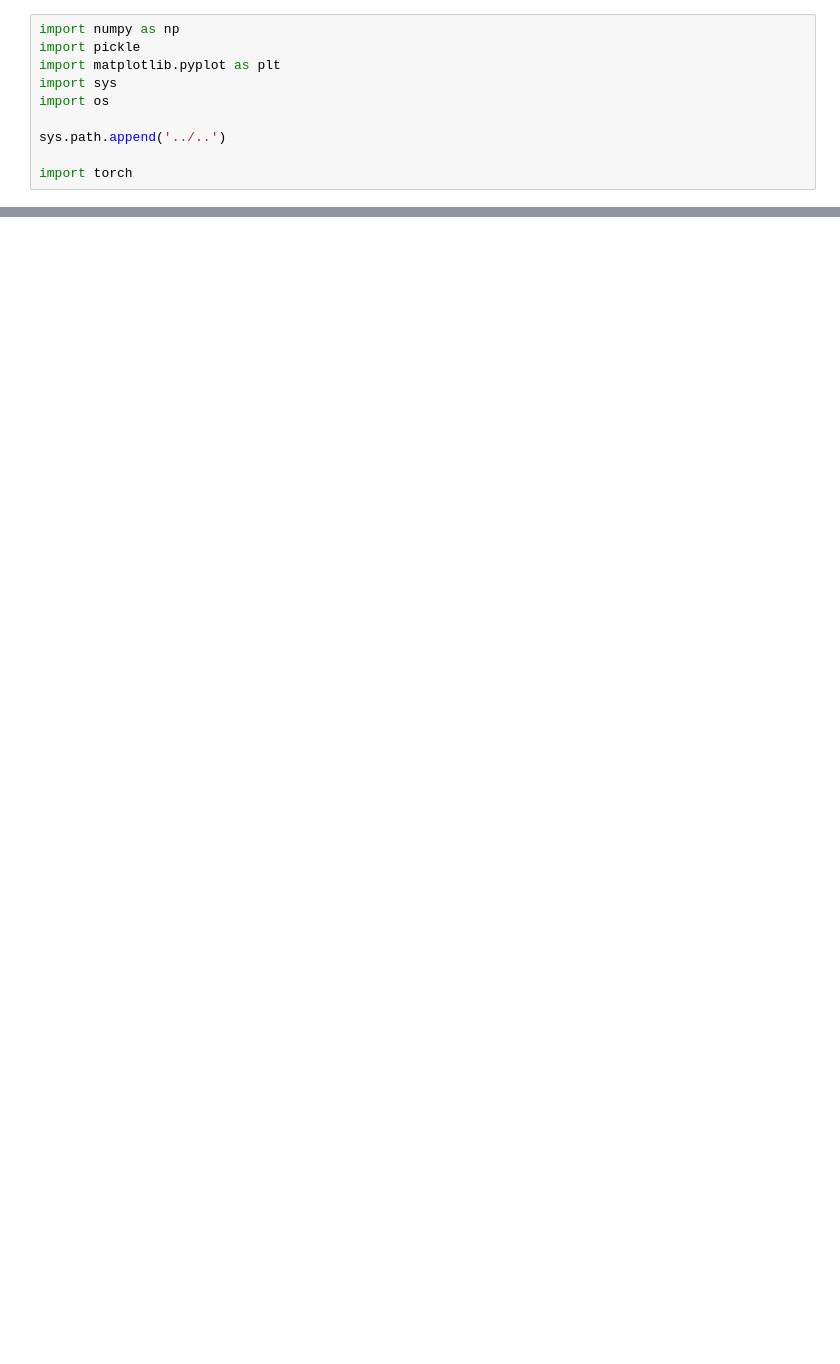
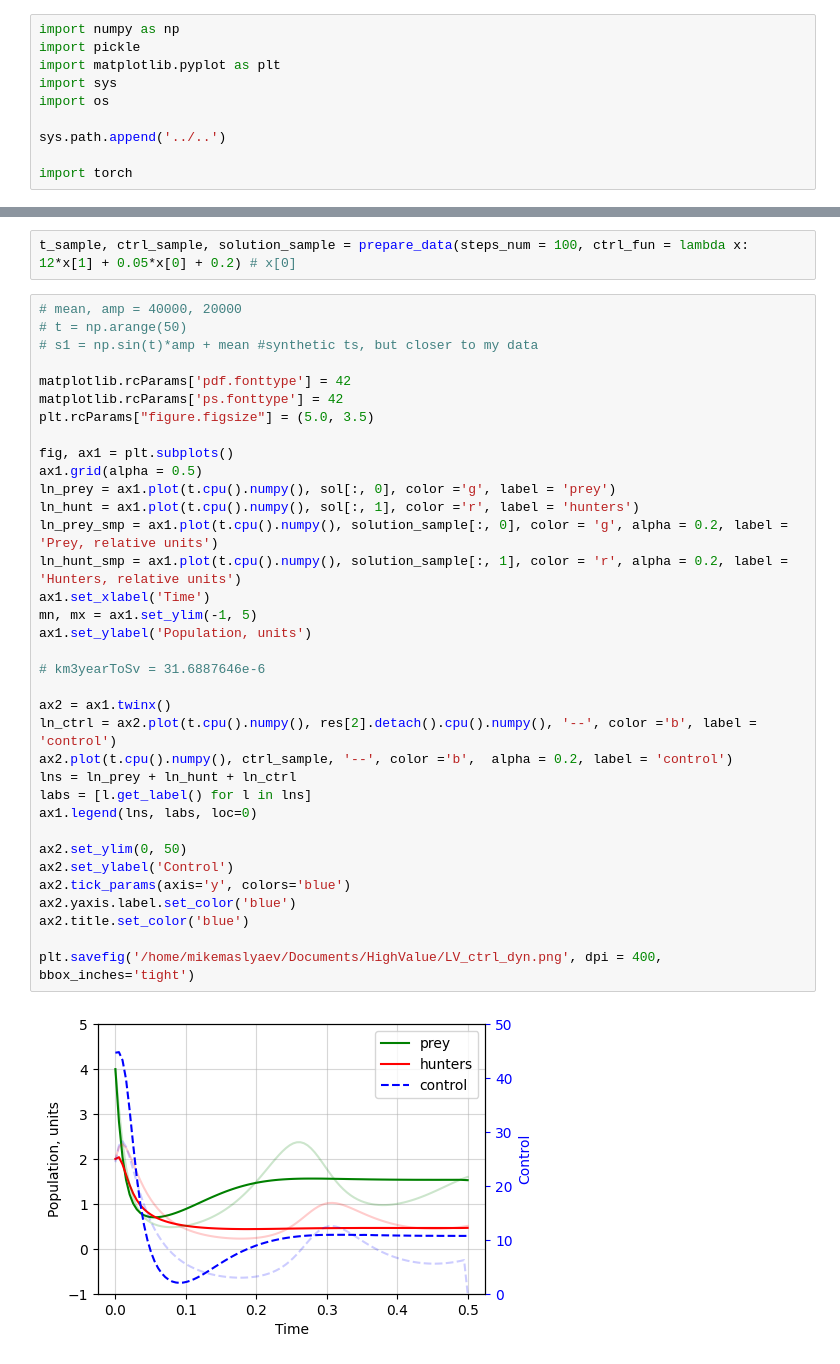
Before and after one commit to ITMO-NSS-team/EPDE, a Jupyter notebook: projects/control/visulization.ipynb, the cells around one changed output, grey strips where cells are left out. Saved outputs shown, nothing was run; the diff lists cells and outputs as text; blank space fills up the shorter version.

```diff
--- a/projects/control/visulization.ipynb
+++ b/projects/control/visulization.ipynb
@@ -34,3 +180,42 @@ plt.show()
+# %%
+t_sample, ctrl_sample, solution_sample = prepare_data(steps_num = 100, ctrl_fun = lambda x: 12*x[1] + 0.05*x[0] + 0.2) # x[0]
+# %%
+# mean, amp = 40000, 20000
+# t = np.arange(50)
+# s1 = np.sin(t)*amp + mean #synthetic ts, but closer to my data
+
+matplotlib.rcParams['pdf.fonttype'] = 42
+matplotlib.rcParams['ps.fonttype'] = 42
+plt.rcParams["figure.figsize"] = (5.0, 3.5)
+
+fig, ax1 = plt.subplots()
+ax1.grid(alpha = 0.5)
+ln_prey = ax1.plot(t.cpu().numpy(), sol[:, 0], color ='g', label = 'prey')
+ln_hunt = ax1.plot(t.cpu().numpy(), sol[:, 1], color ='r', label = 'hunters')
+ln_prey_smp = ax1.plot(t.cpu().numpy(), solution_sample[:, 0], color = 'g', alpha = 0.2, label = 'Prey, relative units')
+ln_hunt_smp = ax1.plot(t.cpu().numpy(), solution_sample[:, 1], color = 'r', alpha = 0.2, label = 'Hunters, relative units')
+ax1.set_xlabel('Time')
+mn, mx = ax1.set_ylim(-1, 5)
+ax1.set_ylabel('Population, units')
+
+# km3yearToSv = 31.6887646e-6
+
+ax2 = ax1.twinx()
+ln_ctrl = ax2.plot(t.cpu().numpy(), res[2].detach().cpu().numpy(), '--', color ='b', label = 'control')
+ax2.plot(t.cpu().numpy(), ctrl_sample, '--', color ='b',  alpha = 0.2, label = 'control')
+lns = ln_prey + ln_hunt + ln_ctrl
+labs = [l.get_label() for l in lns]
+ax1.legend(lns, labs, loc=0)
+
+ax2.set_ylim(0, 50)
+ax2.set_ylabel('Control')
+ax2.tick_params(axis='y', colors='blue')
+ax2.yaxis.label.set_color('blue')
+ax2.title.set_color('blue')
+
+plt.savefig('/home/mikemaslyaev/Documents/HighValue/LV_ctrl_dyn.png', dpi = 400, bbox_inches='tight')
+# %% [output]
+[figure, added]
 # %%
 fig, axs = plt.subplots()
 cs = axs.contourf(UU.detach().numpy(), VV.detach().numpy(), ctrl_landscape)
```
Also changed, not shown: parts of 9 cells of this notebook, 9 other files.
